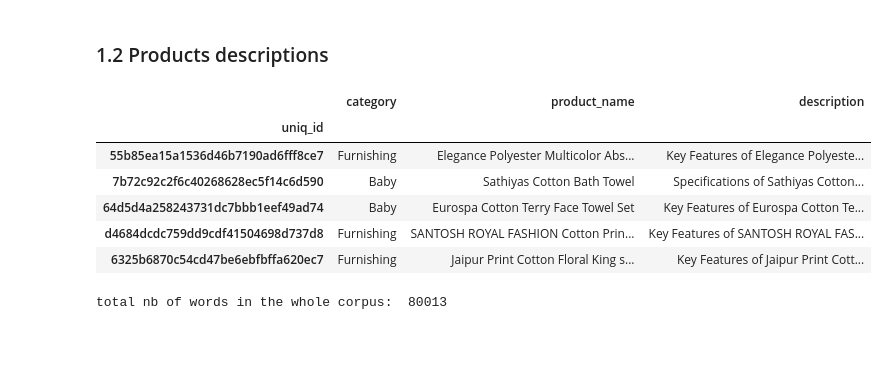
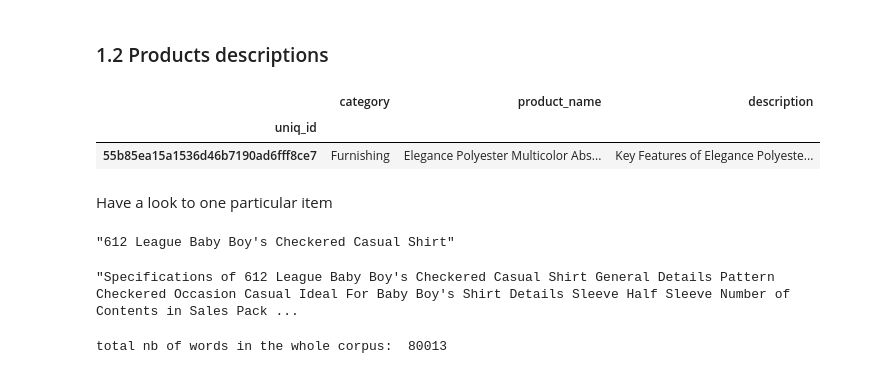
Before and after one commit to SmellyArmure/OC_DS_Project6, a Jupyter notebook: NOTEBOOK/P6_Cleaning_NLP.ipynb, the cells around one changed output. Saved outputs shown, nothing was run; the diff lists cells and outputs as text; code cells hidden in the pictures; blank space fills up the shorter version.

```diff
--- a/NOTEBOOK/P6_Cleaning_NLP.ipynb
+++ b/NOTEBOOK/P6_Cleaning_NLP.ipynb
@@ -259,15 +230,21 @@ df_cat_level['category'] = \
 df_desc_cat = pd.concat([df_cat_level['category'],
                          df[["product_name", "description"]]], axis=1)
 # %%
-df_desc_cat.head()
+df_desc_cat.head(1)
 # %% [output]
 |  | category | product_name | description |
 | uniq_id |  |  |  |
 | 55b85ea15a1536d46b7190ad6fff8ce7 | Furnishing | Elegance Polyester Multicolor Abs... | Key Features of Elegance Polyeste... |
-| 7b72c92c2f6c40268628ec5f14c6d590 | Baby | Sathiyas Cotton Bath Towel | Specifications of Sathiyas Cotton... |
-| 64d5d4a258243731dc7bbb1eef49ad74 | Baby | Eurospa Cotton Terry Face Towel Set | Key Features of Eurospa Cotton Te... |
-| d4684dcdc759dd9cdf41504698d737d8 | Furnishing | SANTOSH ROYAL FASHION Cotton Prin... | Key Features of SANTOSH ROYAL FAS... |
-| 6325b6870c54cd47be6ebfbffa620ec7 | Furnishing | Jaipur Print Cotton Floral King s... | Key Features of Jaipur Print Cott... |
+# %% [markdown]
+Have a look to one particular item
+# %%
+df_desc_cat.loc['762b6b22cccf91935e92446efe298fe3']['product_name']
+# %% [output]
+"612 League Baby Boy's Checkered Casual Shirt"
+# %%
+df_desc_cat.loc['762b6b22cccf91935e92446efe298fe3']['description']
+# %% [output]
+"Specifications of 612 League Baby Boy's Checkered Casual Shirt General Details Pattern Checkered Occasion Casual Ideal For Baby Boy's Shirt Details Sleeve Half Sleeve Number of Contents in Sales Pack ...
 # %%
 # creation of a corpus of all the descriptions
 corpus = ' '.join(df_desc_cat['description'].values)
```
Also changed, not shown: parts of 40 cells of this notebook, 7 other files.
